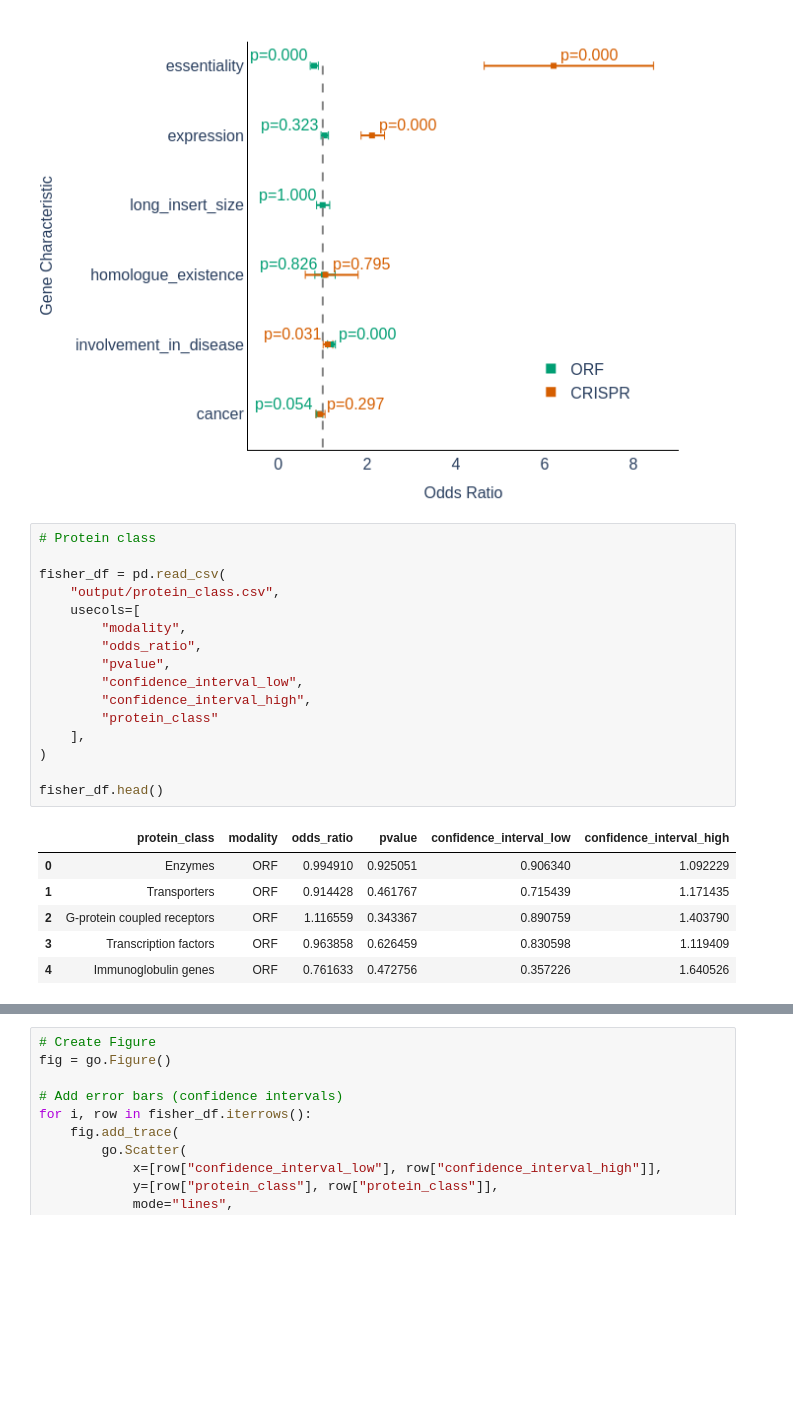
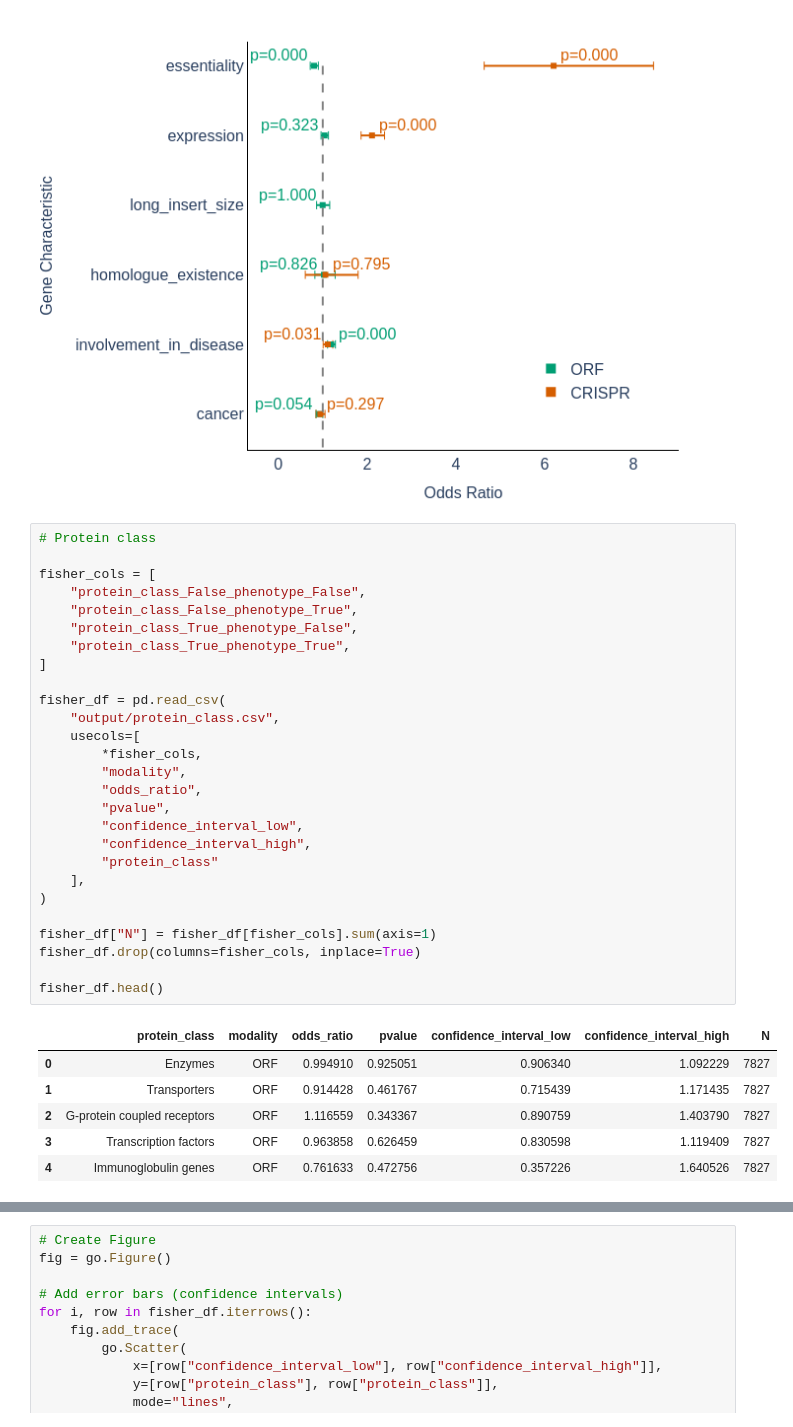
Before and after one commit to jump-cellpainting/2025_Chandrasekaran_NatureMethods_Morphmap, a Jupyter notebook: 08.explore-phenotypically-active-genes/x.plot.ipynb, the cells around one changed output, grey strips where cells are left out. Saved outputs shown, nothing was run; the diff lists cells and outputs as text; blank space fills up the shorter version.

```diff
--- a/08.explore-phenotypically-active-genes/x.plot.ipynb
+++ b/08.explore-phenotypically-active-genes/x.plot.ipynb
@@ -158,24 +178,35 @@ fig.write_image("figures/forest-plot-other-variables.svg", height=480, width=640
 [figure]
 # %%
 # Protein class
+
+fisher_cols = [
+    "protein_class_False_phenotype_False",
+    "protein_class_False_phenotype_True",
+    "protein_class_True_phenotype_False",
+    "protein_class_True_phenotype_True",
+]
 
 fisher_df = pd.read_csv(
     "output/protein_class.csv",
     usecols=[
+        *fisher_cols,
         "modality",
         "odds_ratio",
         "pvalue",
         "confidence_interval_low",
         "confidence_interval_high",
         "protein_class"
     ],
 )
 
+fisher_df["N"] = fisher_df[fisher_cols].sum(axis=1)
+fisher_df.drop(columns=fisher_cols, inplace=True)
+
 fisher_df.head()
 # %% [output]
-|  | protein_class | modality | odds_ratio | pvalue | confidence_interval_low | confidence_interval_high |
-| 0 | Enzymes | ORF | 0.994910 | 0.925051 | 0.906340 | 1.092229 |
-| 1 | Transporters | ORF | 0.914428 | 0.461767 | 0.715439 | 1.171435 |
-| 2 | G-protein coupled receptors | ORF | 1.116559 | 0.343367 | 0.890759 | 1.403790 |
-| 3 | Transcription factors | ORF | 0.963858 | 0.626459 | 0.830598 | 1.119409 |
-| 4 | Immunoglobulin genes | ORF | 0.761633 | 0.472756 | 0.357226 | 1.640526 |
+|  | protein_class | modality | odds_ratio | pvalue | confidence_interval_low | confidence_interval_high | N |
+| 0 | Enzymes | ORF | 0.994910 | 0.925051 | 0.906340 | 1.092229 | 7827 |
+| 1 | Transporters | ORF | 0.914428 | 0.461767 | 0.715439 | 1.171435 | 7827 |
+| 2 | G-protein coupled receptors | ORF | 1.116559 | 0.343367 | 0.890759 | 1.403790 | 7827 |
+| 3 | Transcription factors | ORF | 0.963858 | 0.626459 | 0.830598 | 1.119409 | 7827 |
+| 4 | Immunoglobulin genes | ORF | 0.761633 | 0.472756 | 0.357226 | 1.640526 | 7827 |
```
Also changed, not shown: parts of 5 cells of this notebook, 4 other files.
